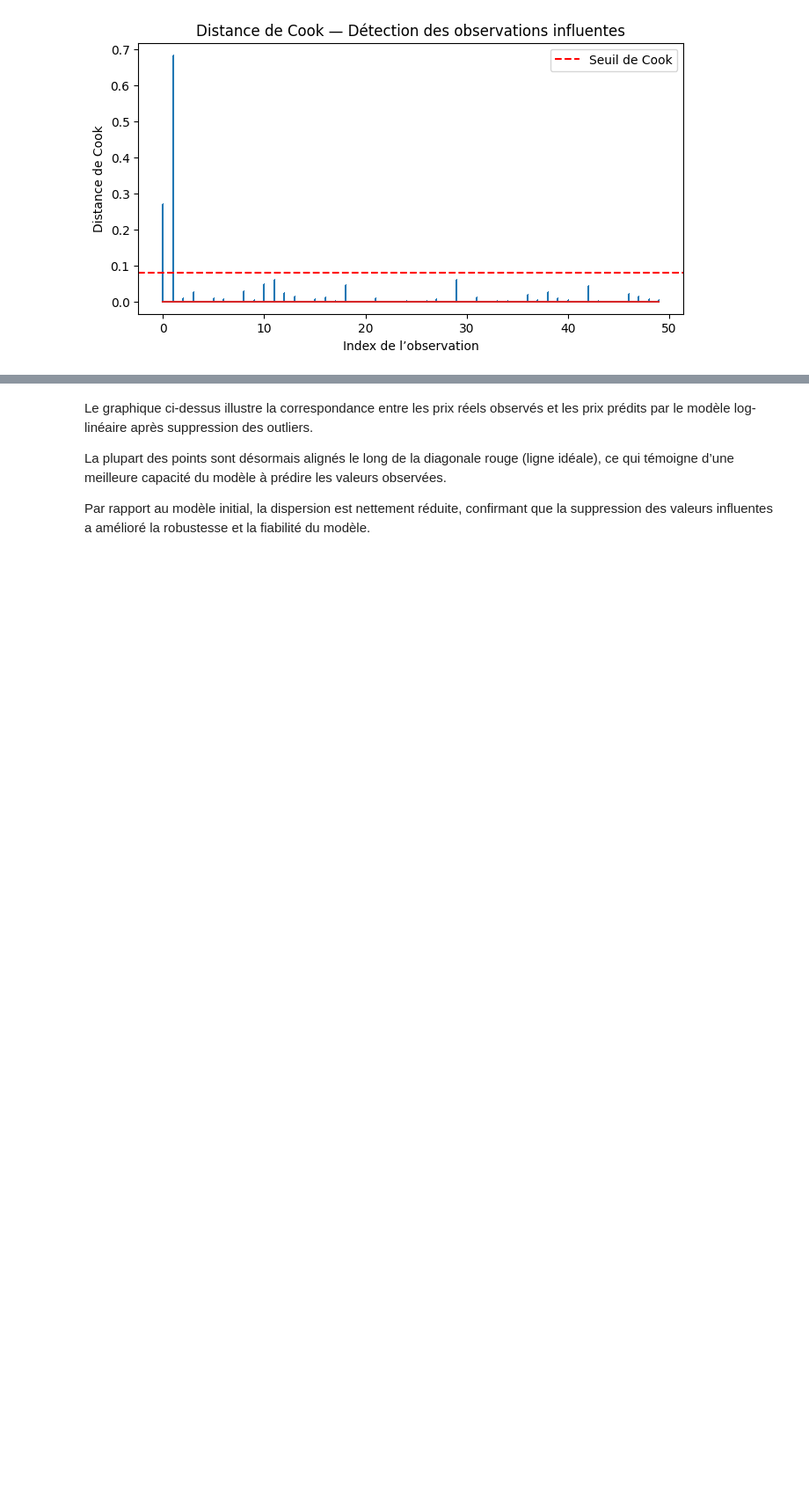
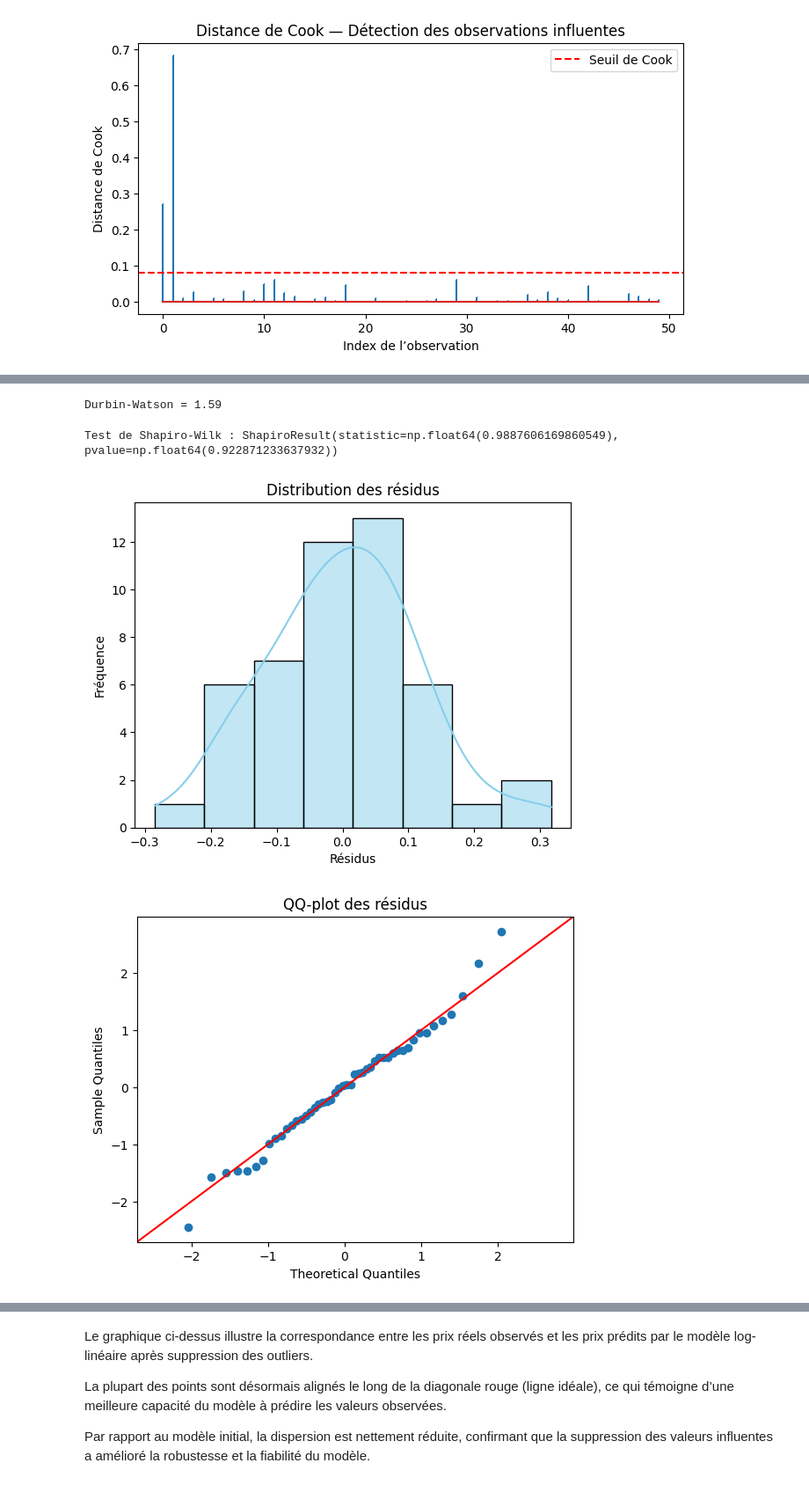
Before and after one commit to TTM1971/Mod-lisation-statistique-pour-la-pr-diction-du-prix-des-voitures, a Jupyter notebook: code.ipynb, the cells around one changed output, grey strips where cells are left out. Shown at 88% size. Saved outputs shown, nothing was run; the diff lists cells and outputs as text; code cells hidden in the pictures; blank space fills up the shorter version.

Commit message:
mise a jour du test de normalite

```diff
--- a/code.ipynb
+++ b/code.ipynb
@@ -546,3 +580,37 @@ Notes:
 [1] Standard Errors assume that the covariance matrix of the errors is correctly specified.
 [2] The condition number is large, 1.02e+05. This might indicate that there are
 strong multicollinearity or other numerical problems.
+# %%
+resid = model_clean.resid
+from statsmodels.stats.stattools import durbin_watson
+dw = durbin_watson(resid)
+print("Durbin-Watson =", round(dw, 2))
+# %% [output]
+Durbin-Watson = 1.59
+# %%
+import scipy.stats as stats
+import matplotlib.pyplot as plt
+import seaborn as sns
+
+# Récupération des résidus du modèle log
+residuals = model_clean.resid
+
+# Test de Shapiro-Wilk
+shapiro_test = stats.shapiro(residuals)
+print("Test de Shapiro-Wilk :", shapiro_test)
+
+# Visualisation : histogramme + courbe normale
+sns.histplot(residuals, kde=True, color='skyblue')
+plt.title("Distribution des résidus")
+plt.xlabel("Résidus")
+plt.ylabel("Fréquence")
+plt.show()
+
+# QQ-plot pour vérifier la normalité visuellement
+sm.qqplot(residuals, line='45', fit=True)
+plt.title("QQ-plot des résidus")
+plt.show()
+# %% [output]
+Test de Shapiro-Wilk : ShapiroResult(statistic=np.float64(0.9887606169860549), pvalue=np.float64(0.922871233637932))
+[figure, added]
+[figure, added]
```
Also changed, not shown: parts of 16 cells of this notebook.
